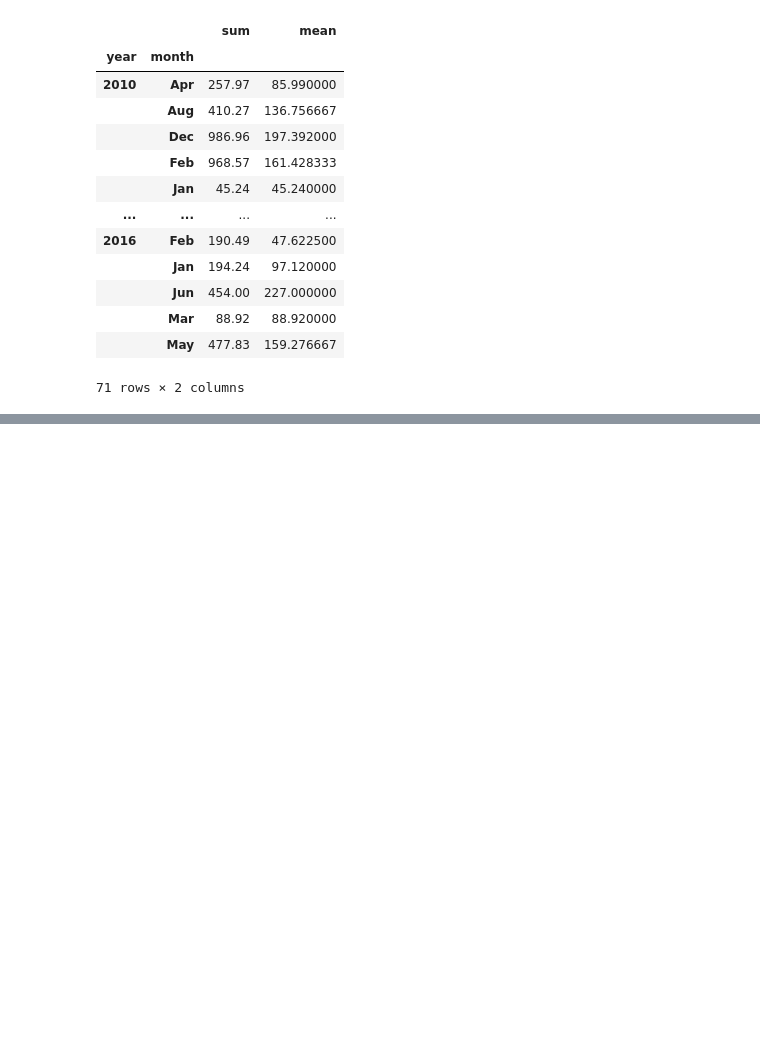
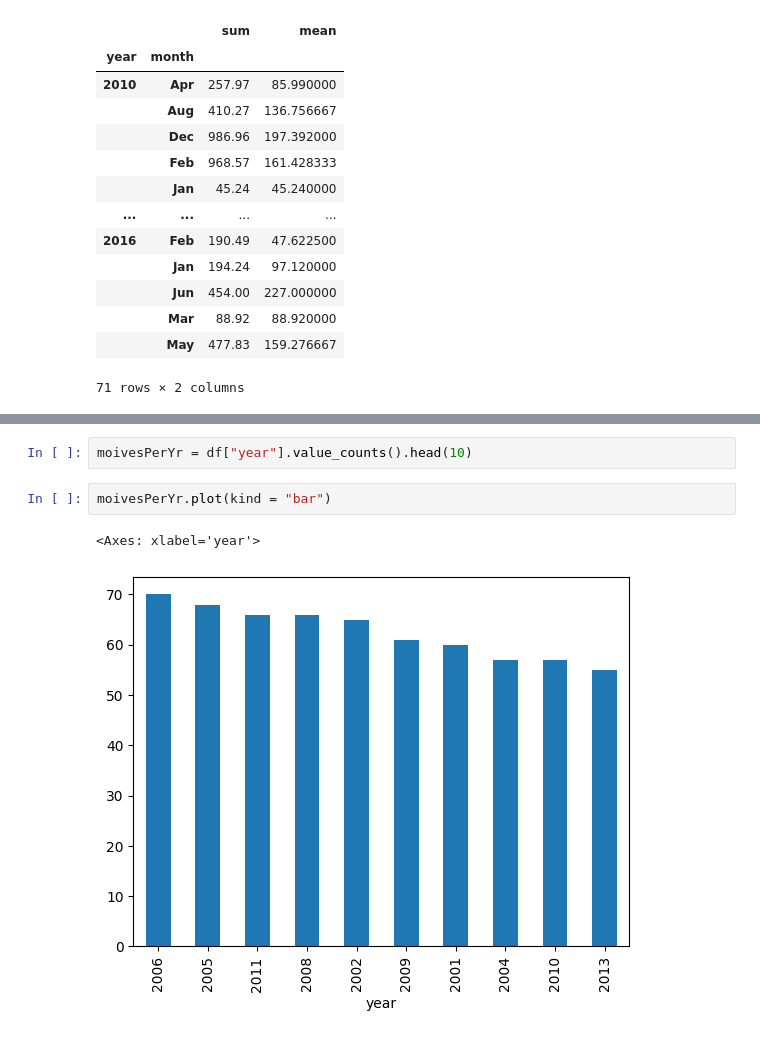
Before and after one commit to mjshubham21/Python_DA, a Jupyter notebook: Json Classes/data/pandas2.ipynb, the cells around one changed output, grey strips where cells are left out. Saved outputs shown, nothing was run; the diff lists cells and outputs as text; blank space fills up the shorter version.

```diff
--- a/Json Classes/data/pandas2.ipynb
+++ b/Json Classes/data/pandas2.ipynb
@@ -445,0 +468,7 @@ grpd
+# %%
+moivesPerYr = df["year"].value_counts().head(10)
+# %%
+moivesPerYr.plot(kind = "bar")
+# %% [output]
+<Axes: xlabel='year'>
+[figure, added]
```
Also changed, not shown: parts of 12 cells of this notebook, 1 other file.
